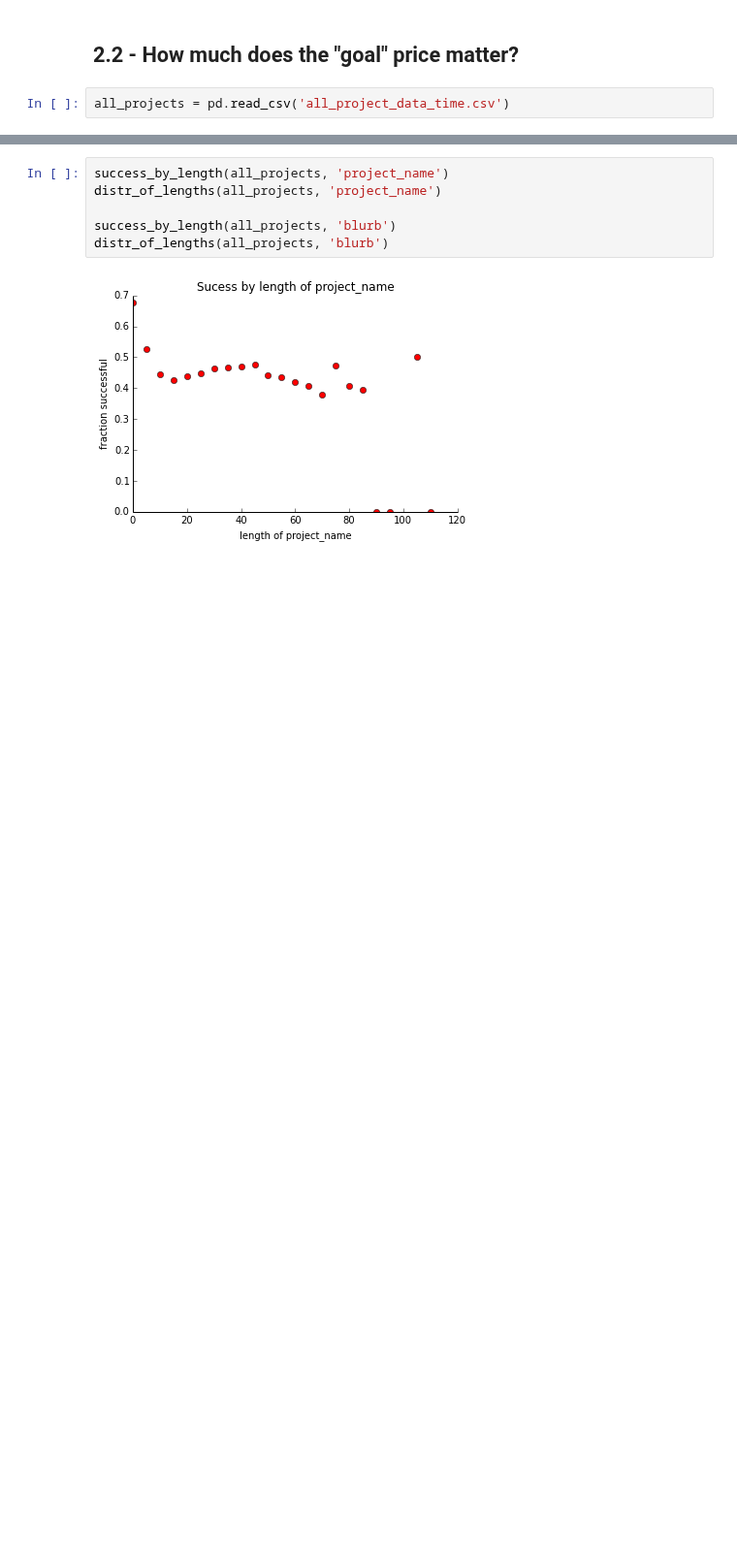
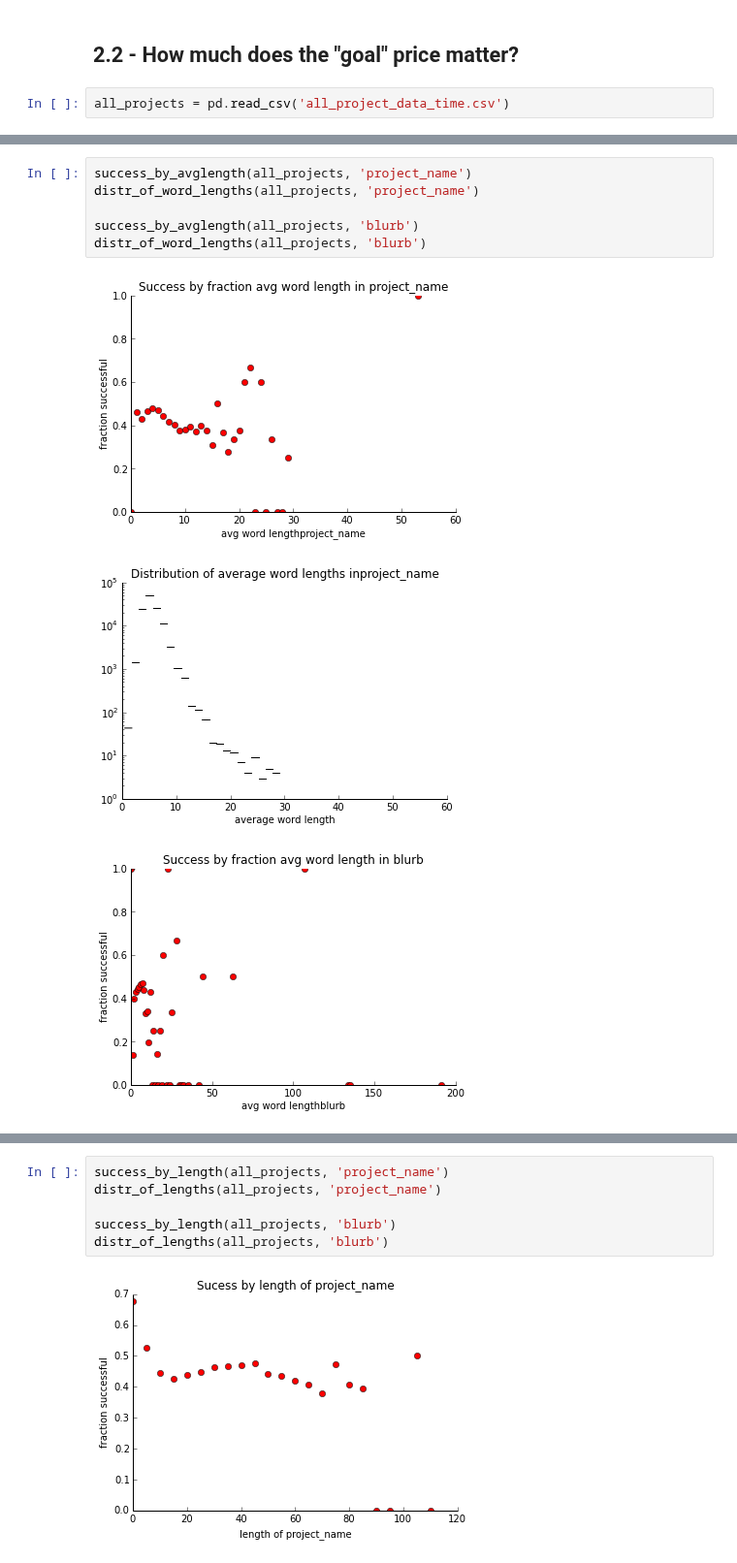
Before and after one commit to johnsturm/cs109, a Jupyter notebook: Process Book.ipynb, the cells around one changed output, grey strips where cells are left out. Shown at 97% size. Saved outputs shown, nothing was run; the diff lists cells and outputs as text; blank space fills up the shorter version.

```diff
--- a/Process Book.ipynb
+++ b/Process Book.ipynb
@@ -1467,0 +1601,10 @@ This is probably not worth pursuing, since most of the names fall in almost the
+# %%
+success_by_avglength(all_projects, 'project_name')
+distr_of_word_lengths(all_projects, 'project_name')
+
+success_by_avglength(all_projects, 'blurb')
+distr_of_word_lengths(all_projects, 'blurb')
+# %% [output]
+[figure, added]
+[figure, added]
+[figure, added]
```
Also changed, not shown: parts of 16 cells of this notebook.
